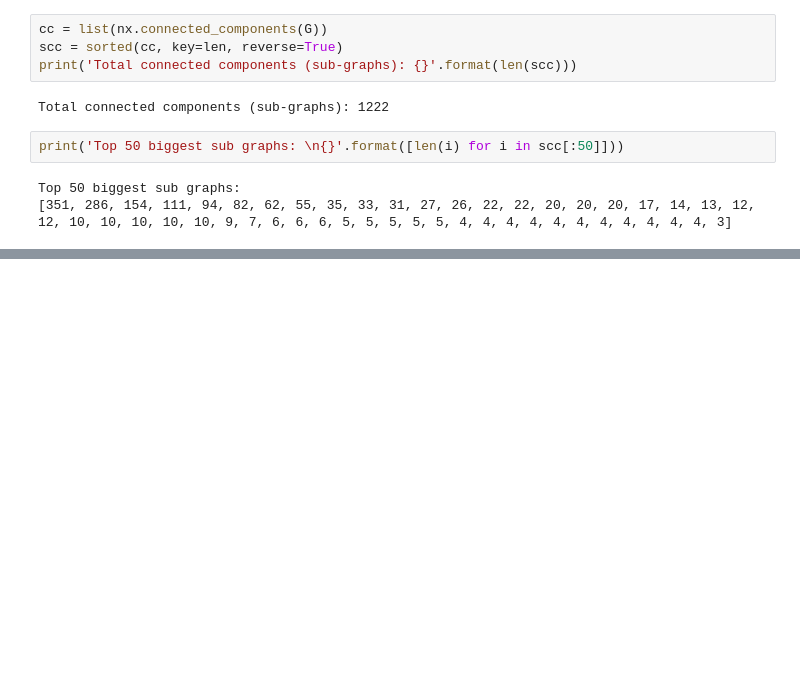
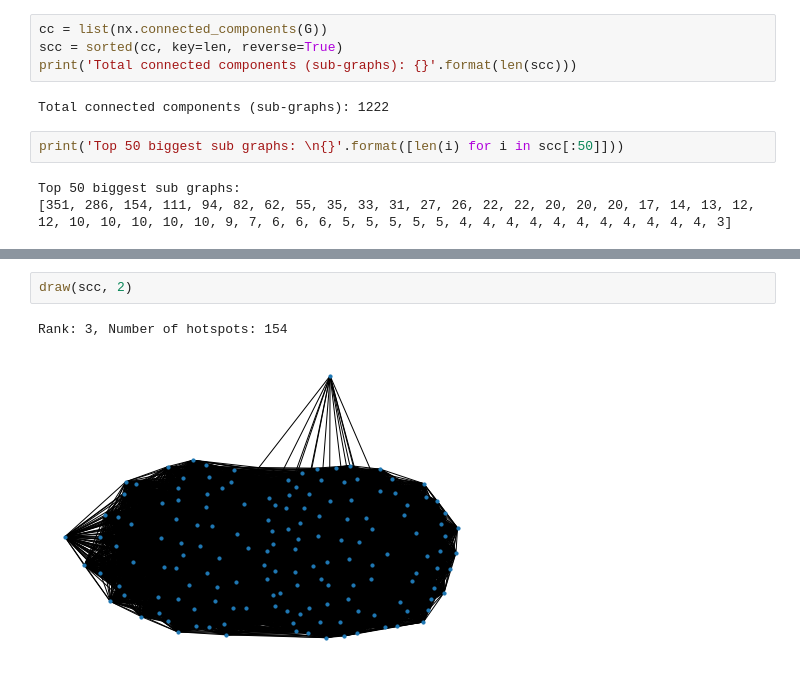
Before and after one commit to helium/ipython-target-modeling, a Jupyter notebook: analyze_witnesses.ipynb, the cells around one changed output, grey strips where cells are left out. Saved outputs shown, nothing was run; the diff lists cells and outputs as text; blank space fills up the shorter version.

```diff
--- a/analyze_witnesses.ipynb
+++ b/analyze_witnesses.ipynb
@@ -170,0 +202,5 @@ Top 50 biggest sub graphs:
+# %%
+draw(scc, 2)
+# %% [output]
+Rank: 3, Number of hotspots: 154
+[figure, added]
```
Also changed, not shown: parts of 17 cells of this notebook, 3 other files.
